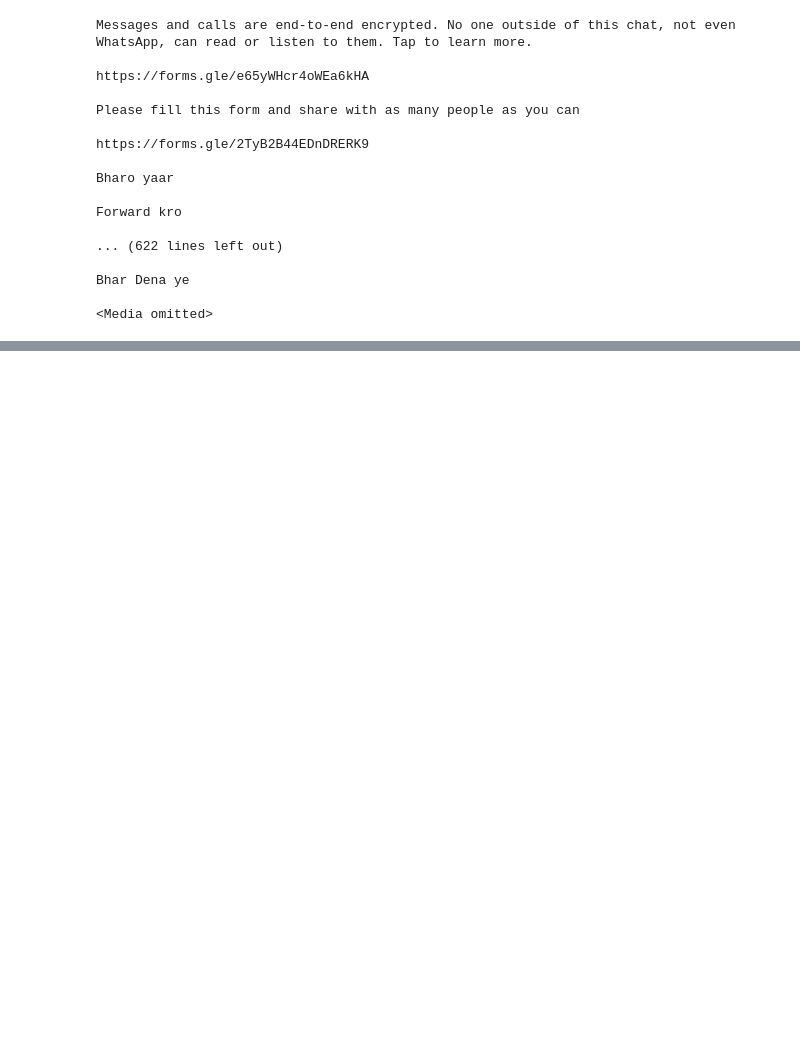
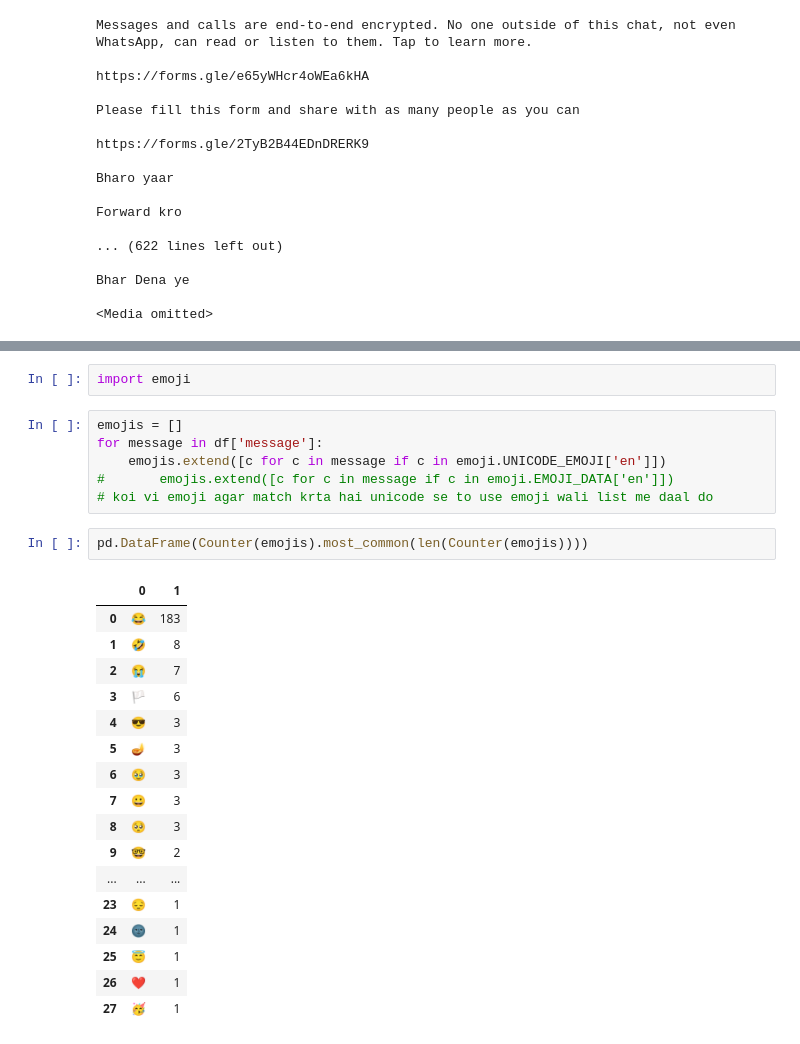
Before and after one commit to Tracer786/WhatsApp-Chat-Analyzer, a Jupyter notebook: WhatsApp Chat Analysis.ipynb, the cells around one changed output, grey strips where cells are left out. Saved outputs shown, nothing was run; the diff lists cells and outputs as text; blank space fills up the shorter version.

Commit message:
Emoji Analyzing
Now we need to use the emoji library for the emoji analyzing.

```diff
--- a/WhatsApp Chat Analysis.ipynb
+++ b/WhatsApp Chat Analysis.ipynb
@@ -533,0 +540,28 @@ pd.DataFrame(Counter(words).most_common(20))
+# %%
+import emoji
+# %%
+emojis = []
+for message in df['message']:
+    emojis.extend([c for c in message if c in emoji.UNICODE_EMOJI['en']])
+#       emojis.extend([c for c in message if c in emoji.EMOJI_DATA['en']])
+# koi vi emoji agar match krta hai unicode se to use emoji wali list me daal do
+# %%
+pd.DataFrame(Counter(emojis).most_common(len(Counter(emojis))))
+# %% [output]
+|  | 0 | 1 |
+| 0 | 😂 | 183 |
+| 1 | 🤣 | 8 |
+| 2 | 😭 | 7 |
+| 3 | 🏳 | 6 |
+| 4 | 😎 | 3 |
+| 5 | 🪔 | 3 |
+| 6 | 🥹 | 3 |
+| 7 | 😀 | 3 |
+| 8 | 🥺 | 3 |
+| 9 | 🤓 | 2 |
+| ... | ... | ... |
+| 23 | 😔 | 1 |
+| 24 | 🌚 | 1 |
+| 25 | 😇 | 1 |
+| 26 | ❤ | 1 |
+| 27 | 🥳 | 1 |
```
Also changed, not shown: parts of 20 cells of this notebook, 2 other files.
